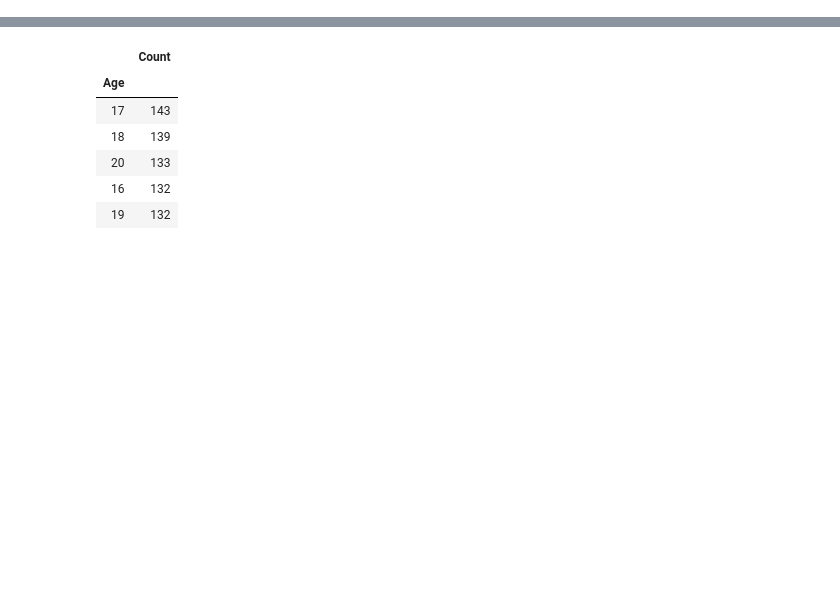
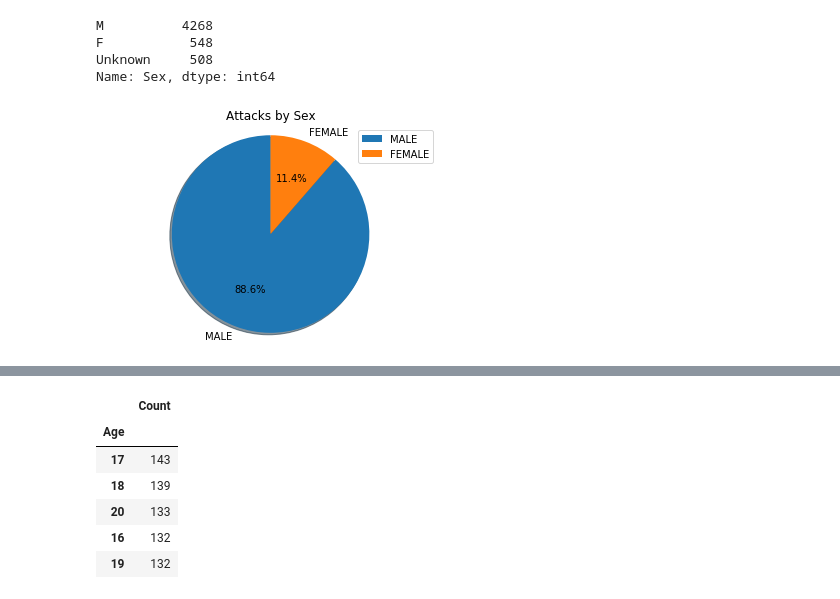
Before and after one commit to jgph91/Average-victim-of-shark-attacks-WW, a Jupyter notebook: Sharks attacks.ipynb, the cells around one changed output, grey strips where cells are left out. Saved outputs shown, nothing was run; the diff lists cells and outputs as text; code cells hidden in the pictures; blank space fills up the shorter version.

```diff
--- a/Sharks attacks.ipynb
+++ b/Sharks attacks.ipynb
@@ -223,0 +59,31 @@ See the caveats in the documentation: http://pandas.pydata.org/pandas-docs/stabl
+# %%
+df = df.rename(columns={"Sex ":"Sex"})
+df["Sex"]= df["Sex"].fillna("Unknown")
+df["Sex"] = df["Sex"].apply(sex_filter)
+df["Sex"].value_counts().sort_values(ascending = False)
+# %% [output]
+M          4268
+F           548
+Unknown     508
+Name: Sex, dtype: int64
+# %%
+# Distribution of sharks attacks by sex of the victim
+
+sex_table = df[["Sex","Year"]]
+sex_table = sex_table.rename(columns={"Year":"Count"})
+sex_table = sex_table[(sex_table["Sex"] != "Unknown")]
+sex_table = sex_table.groupby(["Sex"]).count()
+sex_table = sex_table.sort_values(by = ["Count"],ascending = False)
+
+#pie graph for sharks attacks by sex
+
+sex_labels = ["MALE","FEMALE"]
+fig1, ax1 = plt.subplots()
+ax1.pie(sex_table,labels = sex_labels, autopct='%1.1f%%',
+        shadow=True, startangle=90)
+ax1.axis('equal')
+ax1.legend()
+ax1.set_title('Attacks by Sex')
+plt.show()
+# %% [output]
+[figure, added]
```
Also changed, not shown: parts of 43 cells of this notebook, 2 other files.
